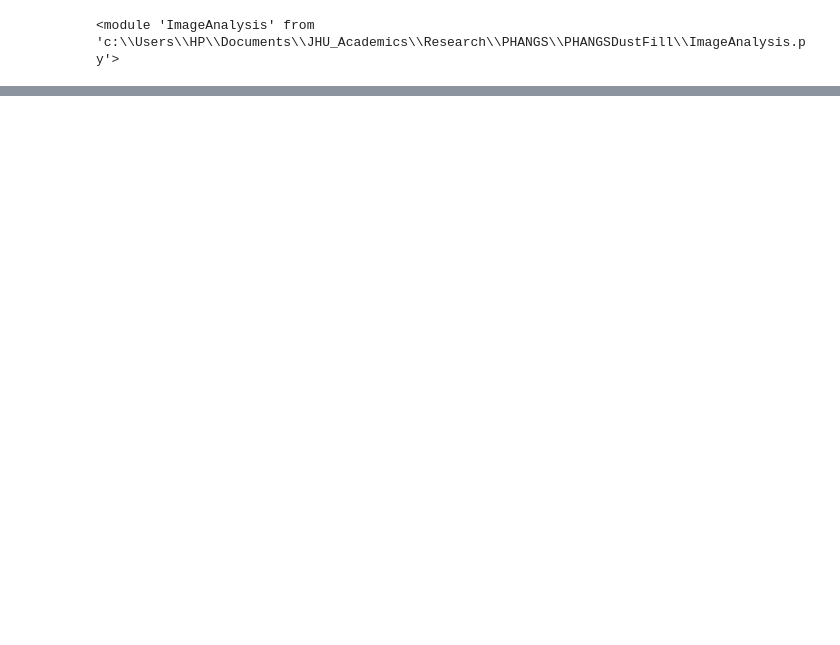
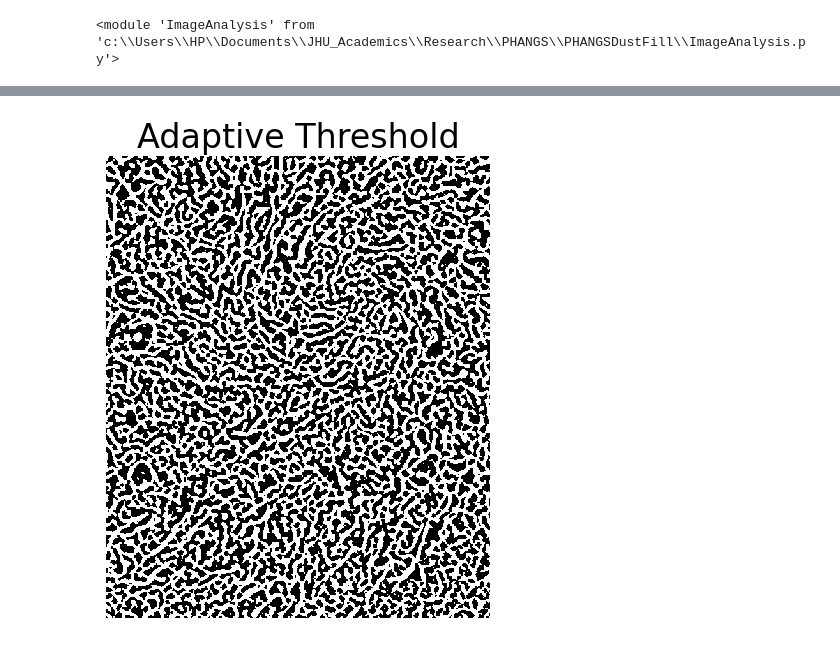
Before and after one commit to JHoffmann12/PHANGSDustFill, a Jupyter notebook: ThresholdedImage.ipynb, the cells around one changed output, grey strips where cells are left out. Saved outputs shown, nothing was run; the diff lists cells and outputs as text; code cells hidden in the pictures; blank space fills up the shorter version.

```diff
--- a/ThresholdedImage.ipynb
+++ b/ThresholdedImage.ipynb
@@ -81 +92,31 @@ hdul.close()
 [figure]
+# %%
+
+# Path to your image
+image_path = r'C:\Users\HP\Documents\JHU_Academics\Research\PHANGS\HighZoomThresholdedImage.png'
+
+#image_path = r'C:\Users\HP\Documents\JHU_Academics\Research\PHANGS\ThresholdedImage.png'
+
+# Read the image using OpenCV
+img = cv2.imread(image_path, cv2.IMREAD_GRAYSCALE)  # Read as grayscale image
+
+# Apply thresholding (assuming grayscale image)
+
+#takes mean of 11x11 block and pixels above mean are thresholded pixels below mean are not
+th2 = cv2.adaptiveThreshold(img, 255, cv2.ADAPTIVE_THRESH_MEAN_C, cv2.THRESH_BINARY, 11, 2)
+
+# Set the desired figure size (width, height) in inches
+fig_size = (6, 6)  # Adjust this to your desired size
+
+# Create a figure with the specified size
+plt.figure(figsize=fig_size)
+
+cv2.imwrite(r'C:\Users\HP\Documents\JHU_Academics\Research\PHANGS\thresholdwithintersects.png', th2)
+
+# Display the thresholded image (optional)
+plt.imshow(th2, cmap='gray')
+plt.axis('off')  # Turn off axes
+plt.title('Adaptive Threshold')
+plt.show()
+# %% [output]
+[figure, added]
```
Also changed, not shown: parts of 10 cells of this notebook, 4 other files.
